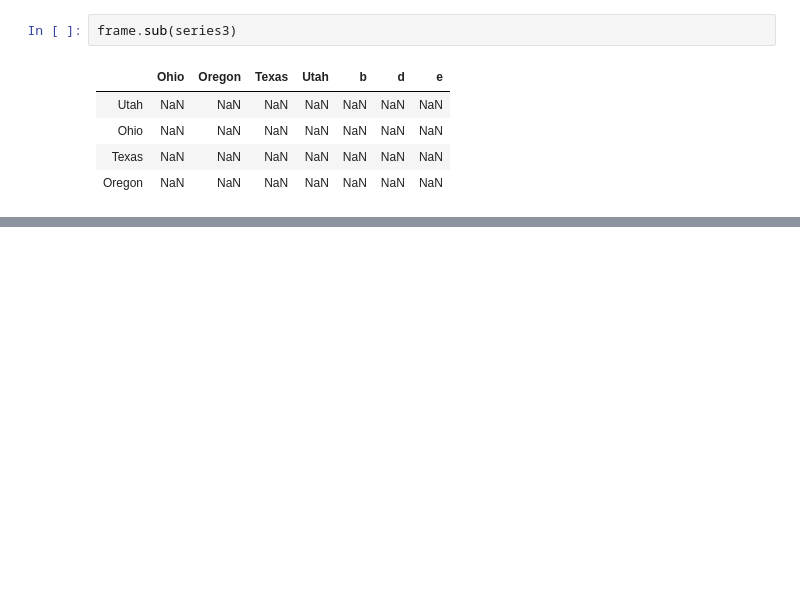
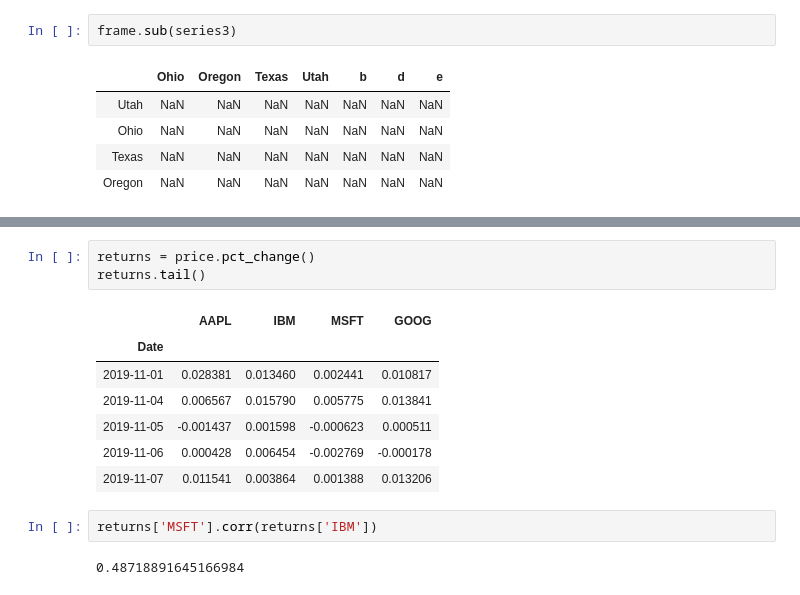
Before and after one commit to wminc/Data_Analysis_First, a Jupyter notebook: my_study/ch05.ipynb, the cells around one changed output, grey strips where cells are left out. Cells and saved outputs as stored; diff of their text form; blank space fills up the shorter version.

```diff
--- a/my_study/ch05.ipynb
+++ b/my_study/ch05.ipynb
@@ -829,0 +1136,15 @@ frame.sub(series3)
+# %%
+returns = price.pct_change()
+returns.tail()
+# %% [output]
+|  | AAPL | IBM | MSFT | GOOG |
+| Date |  |  |  |  |
+| 2019-11-01 | 0.028381 | 0.013460 | 0.002441 | 0.010817 |
+| 2019-11-04 | 0.006567 | 0.015790 | 0.005775 | 0.013841 |
+| 2019-11-05 | -0.001437 | 0.001598 | -0.000623 | 0.000511 |
+| 2019-11-06 | 0.000428 | 0.006454 | -0.002769 | -0.000178 |
+| 2019-11-07 | 0.011541 | 0.003864 | 0.001388 | 0.013206 |
+# %%
+returns['MSFT'].corr(returns['IBM'])
+# %% [output]
+0.48718891645166984
```
Also changed, not shown: parts of 52 cells of this notebook, 27 other files.
